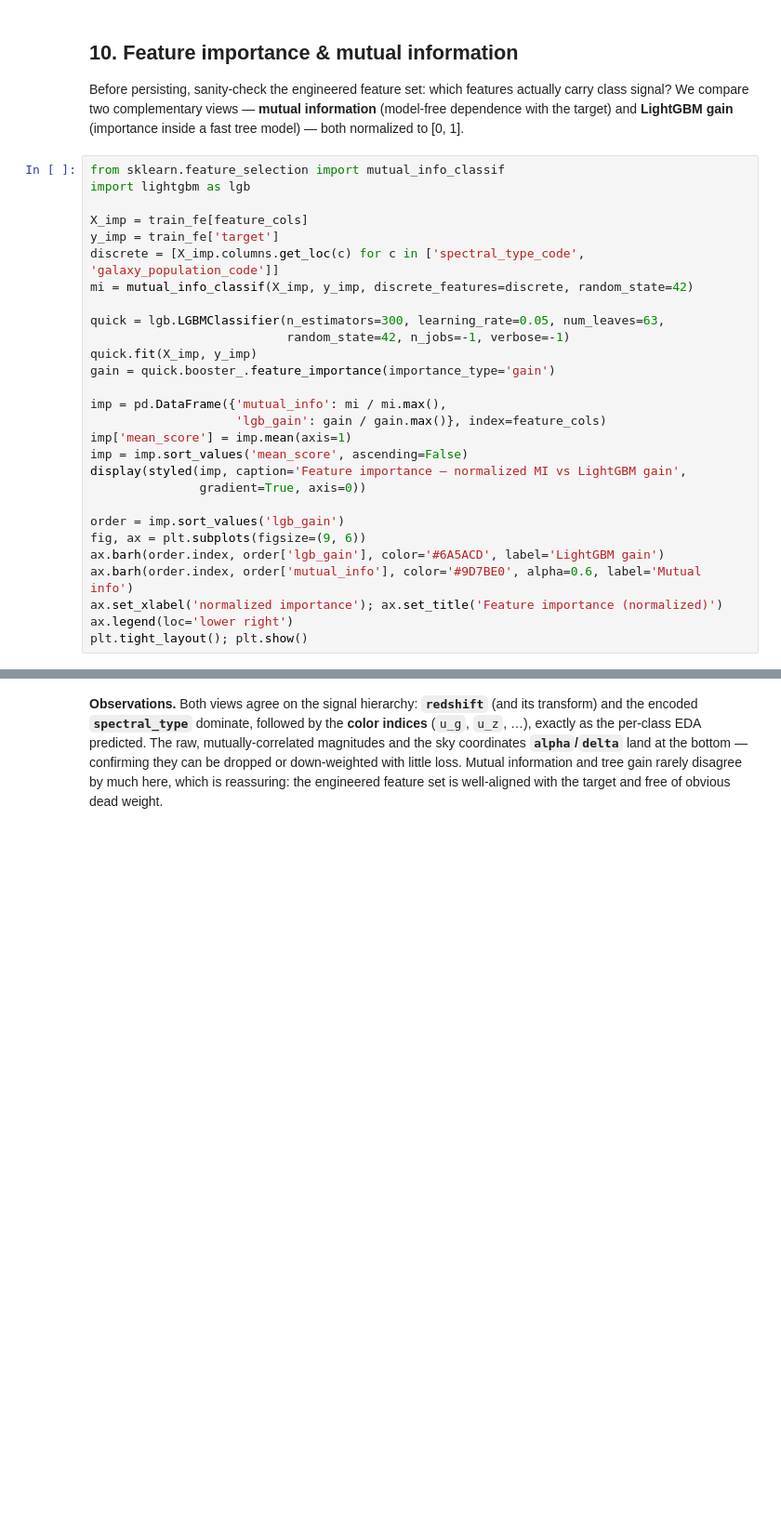
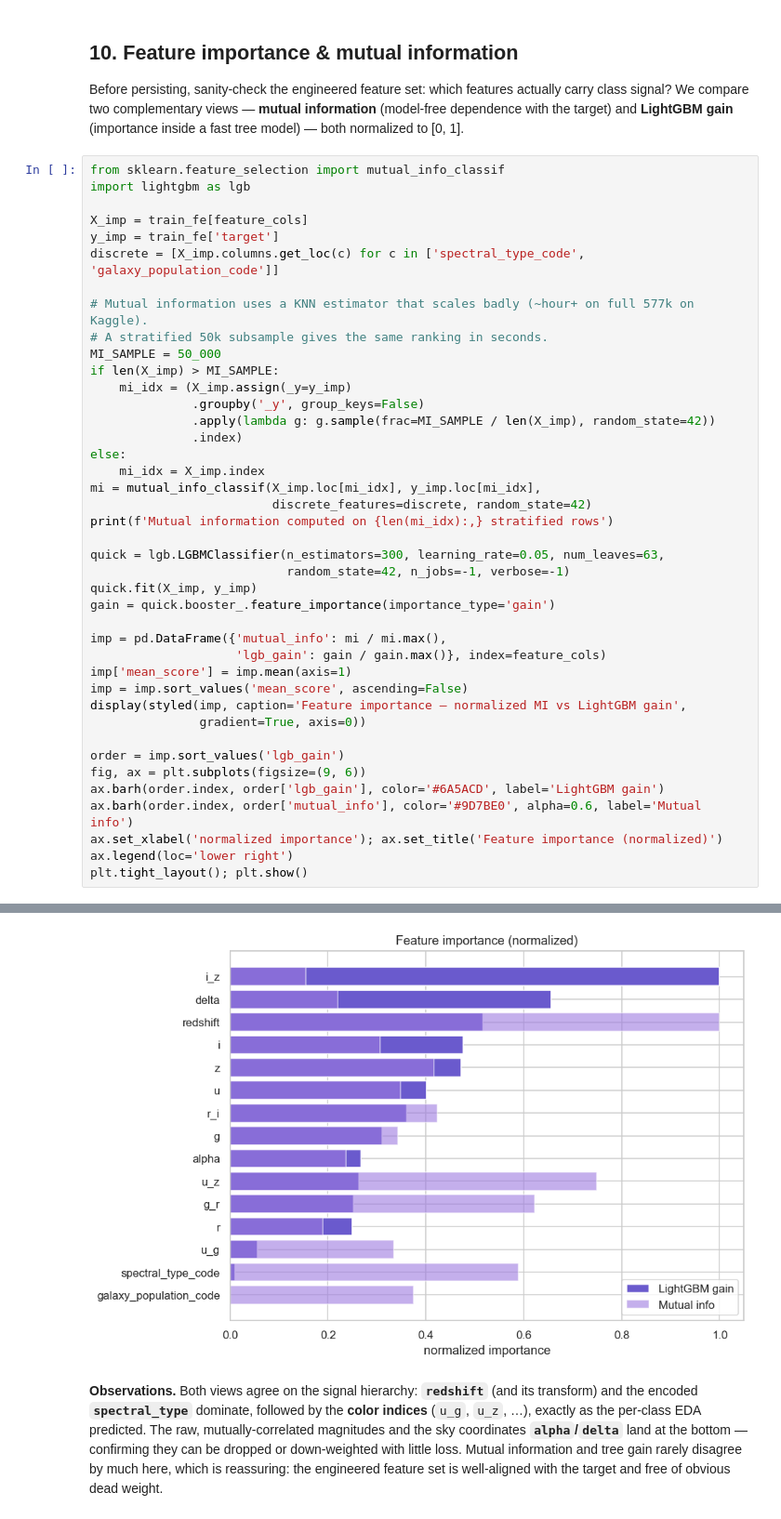
Before and after one commit to FlexonaFFt/MLKaggleTasks, a Jupyter notebook: competitions/predicting-stellar-class/notebooks/eda_note.ipynb, the cells around one changed output, grey strips where cells are left out. Shown at 93% size. Drawn from its saved outputs; the diff is of its cells as text; blank space fills up the shorter version.

```diff
--- a/competitions/predicting-stellar-class/notebooks/eda_note.ipynb
+++ b/competitions/predicting-stellar-class/notebooks/eda_note.ipynb
@@ -364,7 +569,20 @@ import lightgbm as lgb
 X_imp = train_fe[feature_cols]
 y_imp = train_fe['target']
 discrete = [X_imp.columns.get_loc(c) for c in ['spectral_type_code', 'galaxy_population_code']]
-mi = mutual_info_classif(X_imp, y_imp, discrete_features=discrete, random_state=42)
+
+# Mutual information uses a KNN estimator that scales badly (~hour+ on full 577k on Kaggle).
+# A stratified 50k subsample gives the same ranking in seconds.
+MI_SAMPLE = 50_000
+if len(X_imp) > MI_SAMPLE:
+    mi_idx = (X_imp.assign(_y=y_imp)
+              .groupby('_y', group_keys=False)
+              .apply(lambda g: g.sample(frac=MI_SAMPLE / len(X_imp), random_state=42))
+              .index)
+else:
+    mi_idx = X_imp.index
+mi = mutual_info_classif(X_imp.loc[mi_idx], y_imp.loc[mi_idx],
+                         discrete_features=discrete, random_state=42)
+print(f'Mutual information computed on {len(mi_idx):,} stratified rows')
 
 quick = lgb.LGBMClassifier(n_estimators=300, learning_rate=0.05, num_leaves=63,
                            random_state=42, n_jobs=-1, verbose=-1)
@@ -385,3 +603,4 @@ ax.barh(order.index, order['mutual_info'], color='#9D7BE0', alpha=0.6, label='Mu
 ax.set_xlabel('normalized importance'); ax.set_title('Feature importance (normalized)')
 ax.legend(loc='lower right')
 plt.tight_layout(); plt.show()
+# %% [output]
@@ -388,2 +625,3 @@ plt.tight_layout(); plt.show()
+[figure, added]
 # %% [markdown]
 **Observations.** Both views agree on the signal hierarchy: **`redshift`** (and its transform) and the encoded **`spectral_type`** dominate, followed by the **color indices** (`u_g`, `u_z`, …), exactly as the per-class EDA predicted. The raw, mutually-correlated magnitudes and the sky coordinates **`alpha`/`delta`** land at the bottom — confirming they can be dropped or down-weighted with little loss. Mutual information and tree gain rarely disagree by much here, which is reassuring: the engineered feature set is well-aligned with the target and free of obvious dead weight.
```
Also changed, not shown: parts of 32 cells of this notebook, 2 other files.
